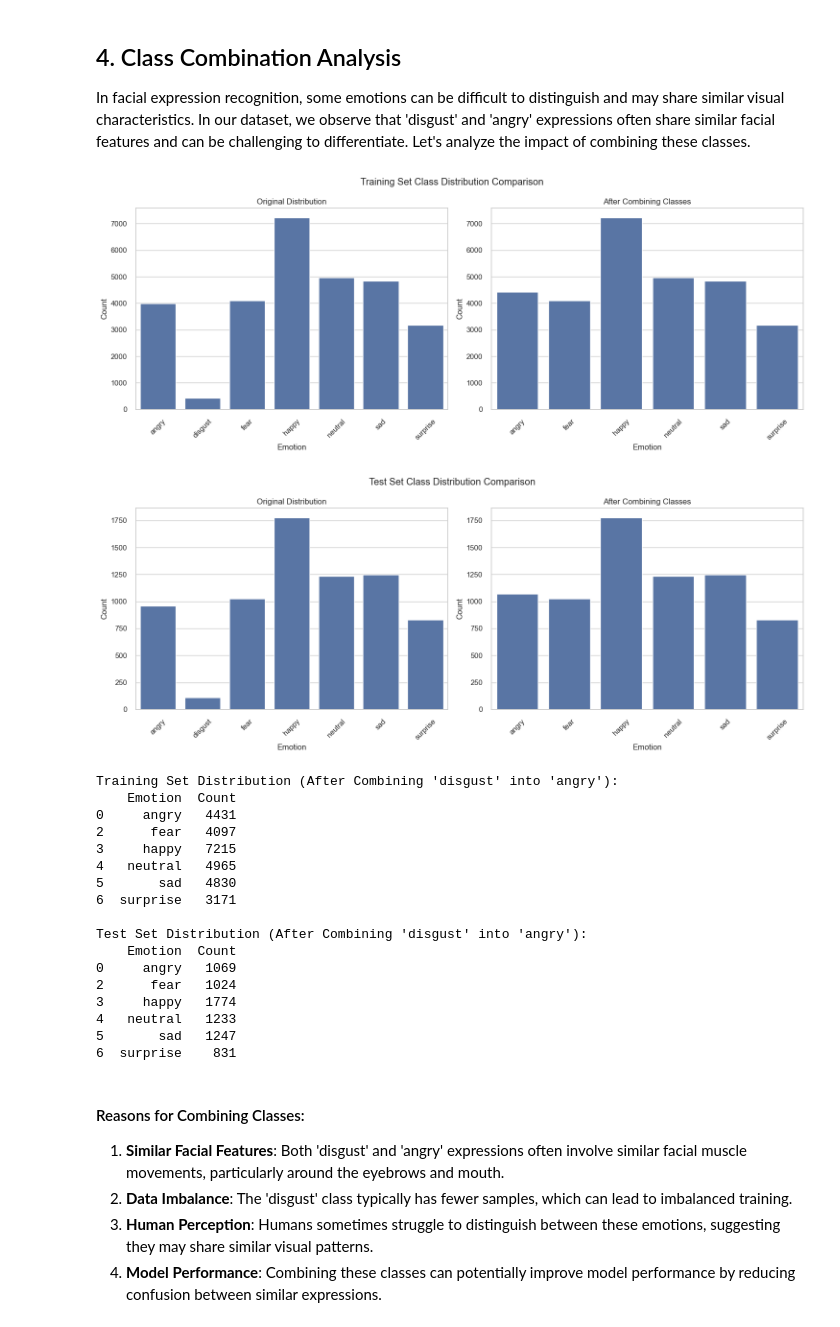
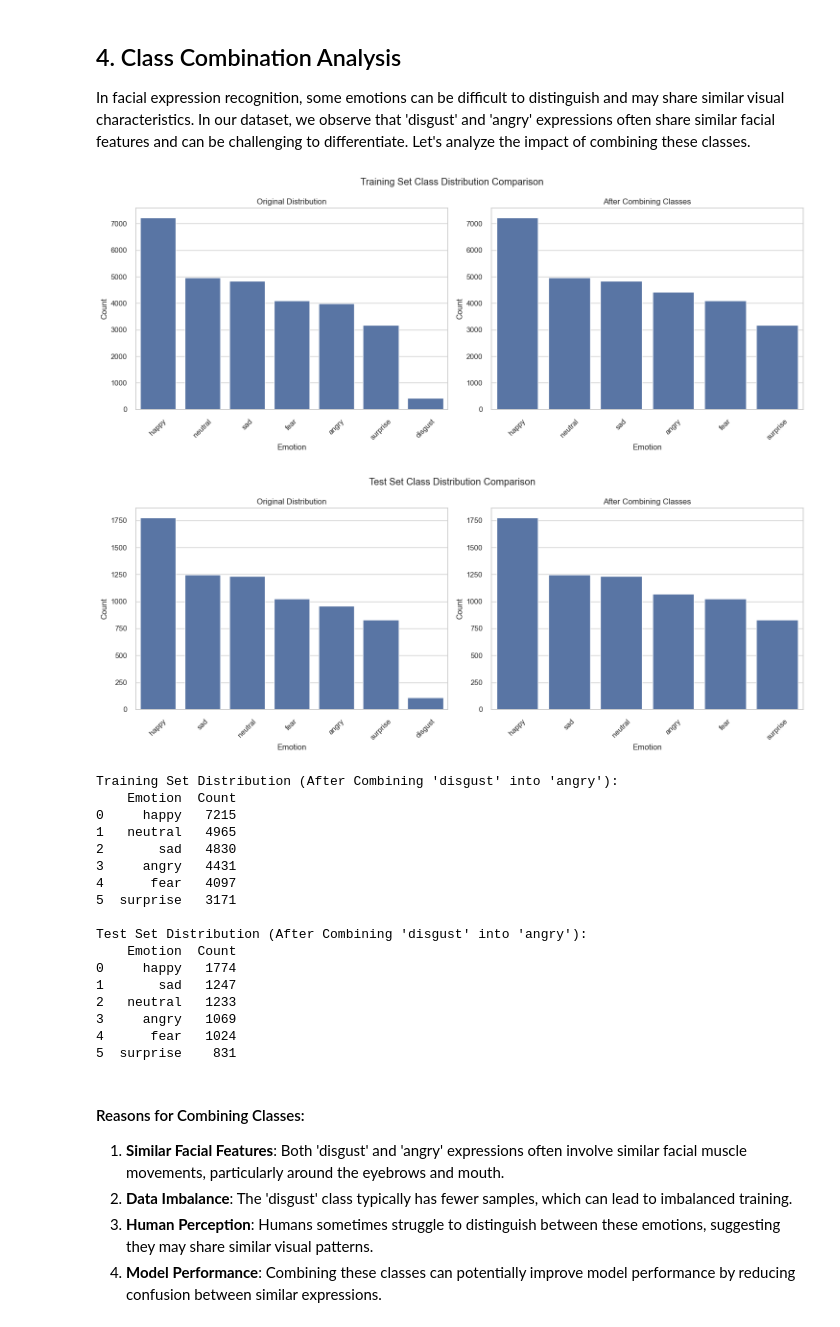
Before and after one commit to margavera/Facial-Expressions-Image-Classification, a Jupyter notebook: notebooks/EDA_Facial_Expressions.ipynb, the cells around one changed output. Drawn from its saved outputs; the diff is of its cells as text; code cells hidden in the pictures.

```diff
--- a/notebooks/EDA_Facial_Expressions.ipynb
+++ b/notebooks/EDA_Facial_Expressions.ipynb
@@ -128,39 +126,56 @@ SURPRISE:
 In facial expression recognition, some emotions can be difficult to distinguish and may share similar visual characteristics. In our dataset, we observe that 'disgust' and 'angry' expressions often share similar facial features and can be challenging to differentiate. Let's analyze the impact of combining these classes.
 # %%
 # Combine 'disgust' into 'angry' for both training and test sets
-train_df_combined = combine_emotion_classes(train_df, 'disgust', 'angry')
-test_df_combined = combine_emotion_classes(test_df, 'disgust', 'angry')
+# Make copies
+train_df_combined = train_df.copy()
+test_df_combined = test_df.copy()
 
-# Plot the comparison
-plot_class_comparison(train_df, train_df_combined, 'Training Set Class Distribution Comparison')
-plot_class_comparison(test_df, test_df_combined, 'Test Set Class Distribution Comparison')
+# Change 'disgust' labels to 'angry'
+train_df_combined.loc[train_df_combined['Emotion'] == 'disgust', 'Emotion'] = 'angry'
+test_df_combined.loc[test_df_combined['Emotion'] == 'disgust', 'Emotion'] = 'angry'
-# %% [output]
-[figure, removed]
-[figure, removed]
+# %%
+# Recalculate the class distributions
+# Before combining
+train_dist_before = train_df['Emotion'].value_counts().reset_index()
+train_dist_before.columns = ['Emotion', 'Count']
+test_dist_before = test_df['Emotion'].value_counts().reset_index()
+test_dist_before.columns = ['Emotion', 'Count']
+
+# After combining
+train_dist_after = train_df_combined['Emotion'].value_counts().reset_index()
+train_dist_after.columns = ['Emotion', 'Count']
+test_dist_after = test_df_combined['Emotion'].value_counts().reset_index()
+test_dist_after.columns = ['Emotion', 'Count']
+# %%
+plot_class_comparison(train_dist_before, train_dist_after, 'Training Set Class Distribution Comparison')
+plot_class_comparison(test_dist_before, test_dist_after, 'Test Set Class Distribution Comparison')
+# %% [output]
+[figure, added]
+[figure, added]
 # %%
 # Print the combined distributions
 print("Training Set Distribution (After Combining 'disgust' into 'angry'):")
-print(train_df_combined)
+print(train_dist_after)
 print("\nTest Set Distribution (After Combining 'disgust' into 'angry'):")
-print(test_df_combined)
+print(test_dist_after)
 # %% [output]
 Training Set Distribution (After Combining 'disgust' into 'angry'):
     Emotion  Count
-0     angry   4431
-2      fear   4097
-3     happy   7215
-4   neutral   4965
-5       sad   4830
-6  surprise   3171
+0     happy   7215
+1   neutral   4965
+2       sad   4830
+3     angry   4431
+4      fear   4097
+5  surprise   3171
 
 Test Set Distribution (After Combining 'disgust' into 'angry'):
     Emotion  Count
-0     angry   1069
-2      fear   1024
-3     happy   1774
-4   neutral   1233
-5       sad   1247
-6  surprise    831
+0     happy   1774
+1       sad   1247
+2   neutral   1233
+3     angry   1069
+4      fear   1024
+5  surprise    831
 # %% [markdown]
 #### Reasons for Combining Classes:
 1. **Similar Facial Features**: Both 'disgust' and 'angry' expressions often involve similar facial muscle movements, particularly around the eyebrows and mouth.
```
Also changed, not shown: parts of 10 cells of this notebook, 1 other file.
